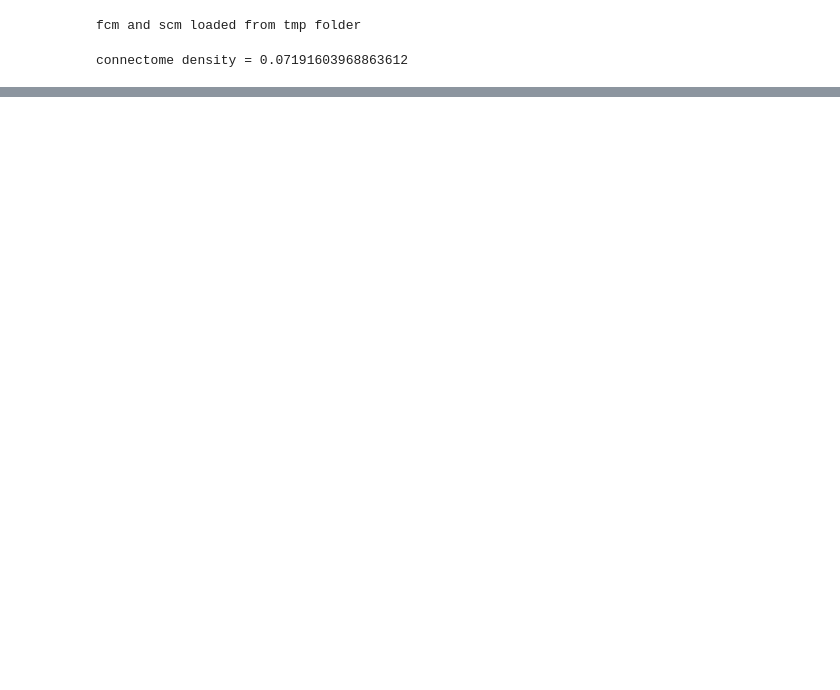
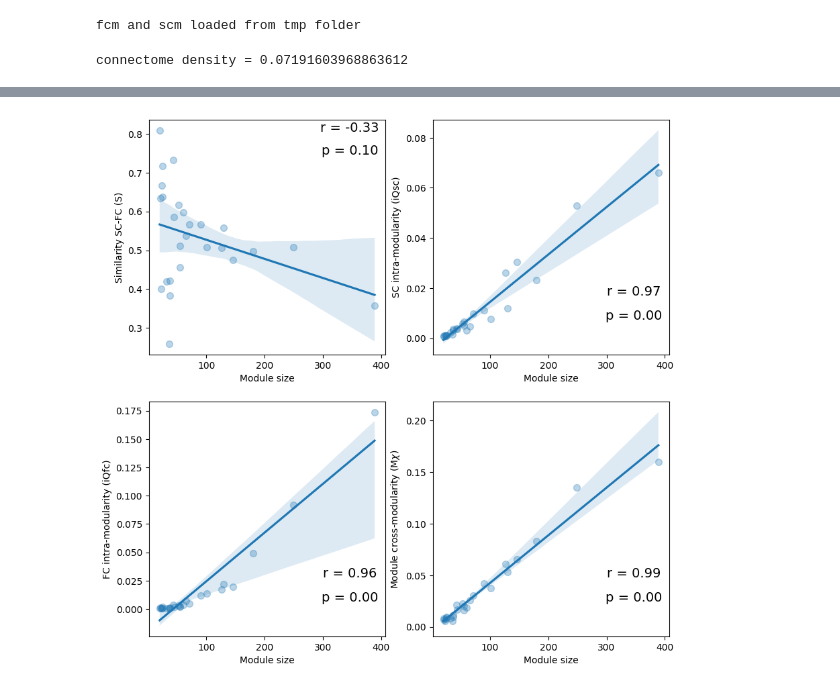
Before and after one commit to compneurobilbao/bha2, a Jupyter notebook: notebooks/06-xmod-participation-optima-parcellation.ipynb, the cells around one changed output, grey strips where cells are left out. Saved outputs shown, nothing was run; the diff lists cells and outputs as text; code cells hidden in the pictures; blank space fills up the shorter version.

```diff
--- a/notebooks/06-xmod-participation-optima-parcellation.ipynb
+++ b/notebooks/06-xmod-participation-optima-parcellation.ipynb
@@ -140,0 +83,38 @@ plt.savefig(
+# %%
+# represent in a three-panel subplot the scatters between sim and mod_size, sc_intramod and mod_size, fc_intramod and mod_size, xmod and mod_size
+fig, axes = plt.subplots(2, 2, figsize=(10, 10))
+
+sns.regplot(mod_size, sim, scatter_kws={'alpha':0.3, 's': 50}, ax=axes[0, 0])
+axes[0, 0].set_xlabel("Module size")
+axes[0, 0].set_ylabel("Similarity SC-FC (S)")
+plot_corr(mod_size, sim, 0.85, 0.85, ax=axes[0, 0])
+
+sns.regplot(mod_size, sc_intramod, scatter_kws={'alpha':0.3, 's': 50}, ax=axes[0, 1])
+axes[0, 1].set_xlabel("Module size")
+axes[0, 1].set_ylabel("SC intra-modularity (iQsc)")
+plot_corr(mod_size, sc_intramod, 0.85, 0.15, ax=axes[0, 1])
+
+sns.regplot(mod_size, fc_intramod, scatter_kws={'alpha':0.3, 's': 50}, ax=axes[1, 0])
+axes[1, 0].set_xlabel("Module size")
+axes[1, 0].set_ylabel("FC intra-modularity (iQfc)")
+plot_corr(mod_size, fc_intramod, 0.85, 0.15, ax=axes[1, 0])
+
+sns.regplot(mod_size, mxmod, scatter_kws={'alpha':0.3, 's': 50}, ax=axes[1, 1])
+axes[1, 1].set_xlabel("Module size")
+axes[1, 1].set_ylabel("Module cross-modularity (M" + r"$\chi$" +")")
+plot_corr(mod_size, mxmod, 0.85, 0.15, ax=axes[1, 1])
+
+
+plt.savefig(
+    os.path.join(
+        project_path,
+        "data",
+        "figures",
+        "module_xmod_measures.svg",
+    ),
+    dpi=300,
+    bbox_inches="tight",
+    format="svg",
+)
+# %% [output]
+[figure, added]
```
Also changed, not shown: parts of 4 cells of this notebook, 3 other files.
